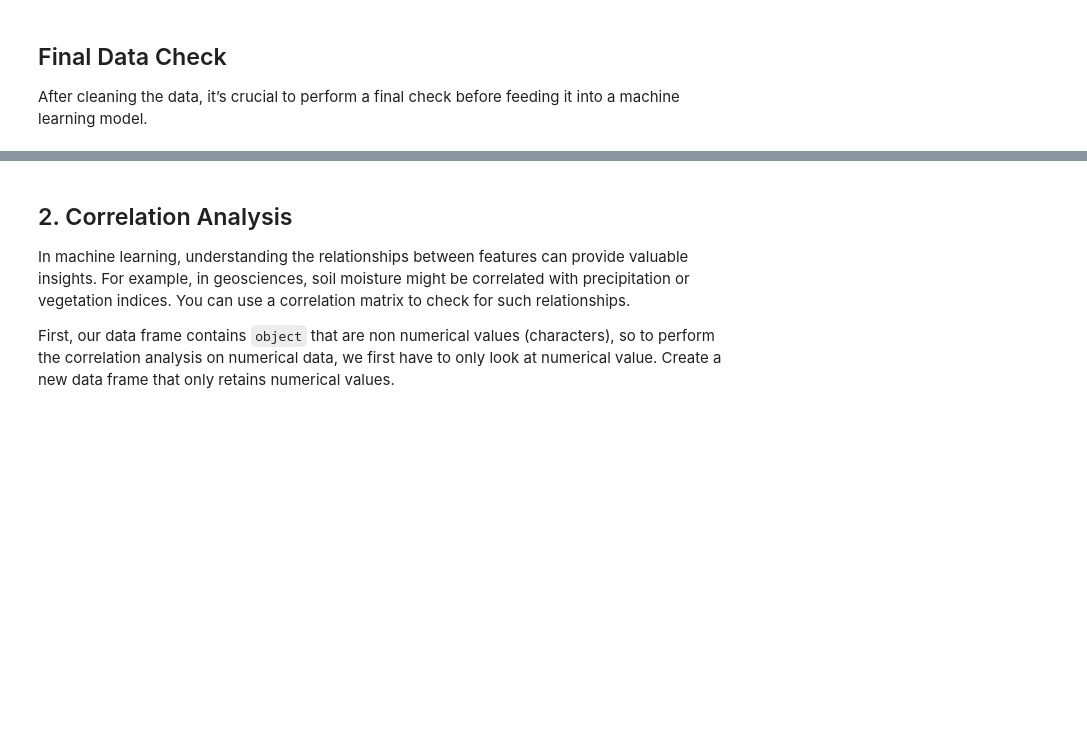
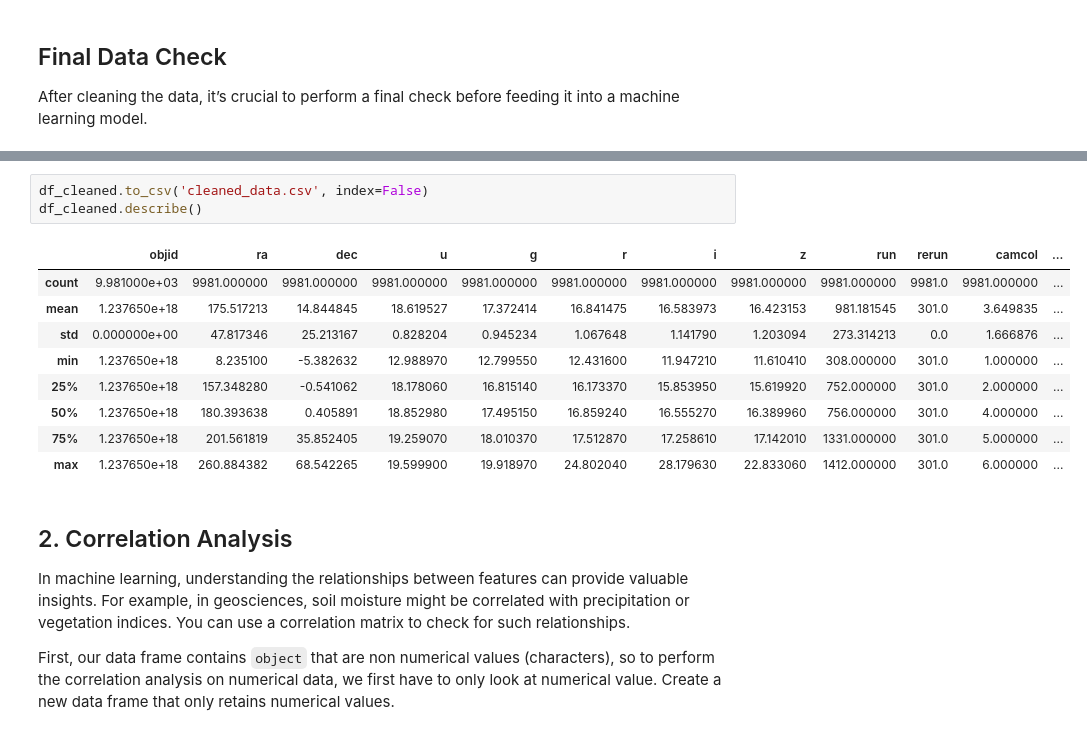
Before and after one commit to geo-smart/mlgeo, a Jupyter notebook: book/Chapter2-DataManipulation/2.4_dataframes_prep.ipynb, the cells around one changed output, grey strips where cells are left out. Cells and saved outputs as stored; diff of their text form; blank space fills up the shorter version.

```diff
--- a/book/Chapter2-DataManipulation/2.4_dataframes_prep.ipynb
+++ b/book/Chapter2-DataManipulation/2.4_dataframes_prep.ipynb
@@ -170,3 +217,16 @@ dtype: int64
+# %%
+df_cleaned.to_csv('cleaned_data.csv', index=False)
+df_cleaned.describe()
+# %% [output]
+|  | objid | ra | dec | u | g | r | i | z | run | rerun | camcol | ... |
+| count | 9.981000e+03 | 9981.000000 | 9981.000000 | 9981.000000 | 9981.000000 | 9981.000000 | 9981.000000 | 9981.000000 | 9981.000000 | 9981.0 | 9981.000000 | ... |
+| mean | 1.237650e+18 | 175.517213 | 14.844845 | 18.619527 | 17.372414 | 16.841475 | 16.583973 | 16.423153 | 981.181545 | 301.0 | 3.649835 | ... |
+| std | 0.000000e+00 | 47.817346 | 25.213167 | 0.828204 | 0.945234 | 1.067648 | 1.141790 | 1.203094 | 273.314213 | 0.0 | 1.666876 | ... |
+| min | 1.237650e+18 | 8.235100 | -5.382632 | 12.988970 | 12.799550 | 12.431600 | 11.947210 | 11.610410 | 308.000000 | 301.0 | 1.000000 | ... |
+| 25% | 1.237650e+18 | 157.348280 | -0.541062 | 18.178060 | 16.815140 | 16.173370 | 15.853950 | 15.619920 | 752.000000 | 301.0 | 2.000000 | ... |
+| 50% | 1.237650e+18 | 180.393638 | 0.405891 | 18.852980 | 17.495150 | 16.859240 | 16.555270 | 16.389960 | 756.000000 | 301.0 | 4.000000 | ... |
+| 75% | 1.237650e+18 | 201.561819 | 35.852405 | 19.259070 | 18.010370 | 17.512870 | 17.258610 | 17.142010 | 1331.000000 | 301.0 | 5.000000 | ... |
+| max | 1.237650e+18 | 260.884382 | 68.542265 | 19.599900 | 19.918970 | 24.802040 | 28.179630 | 22.833060 | 1412.000000 | 301.0 | 6.000000 | ... |
 # %% [markdown]
 ## 2. Correlation Analysis
 In machine learning, understanding the relationships between features can provide valuable insights. For example, in geosciences, soil moisture might be correlated with precipitation or vegetation indices. You can use a correlation matrix to check for such relationships.
```
Also changed, not shown: parts of 13 cells of this notebook, 3 other files.
